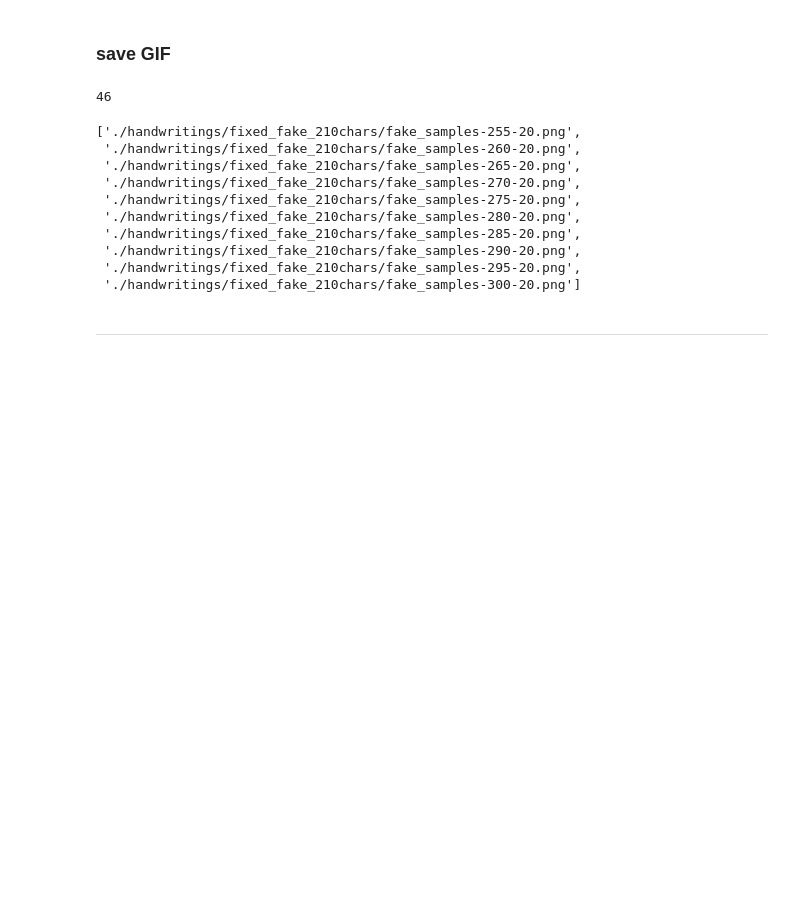
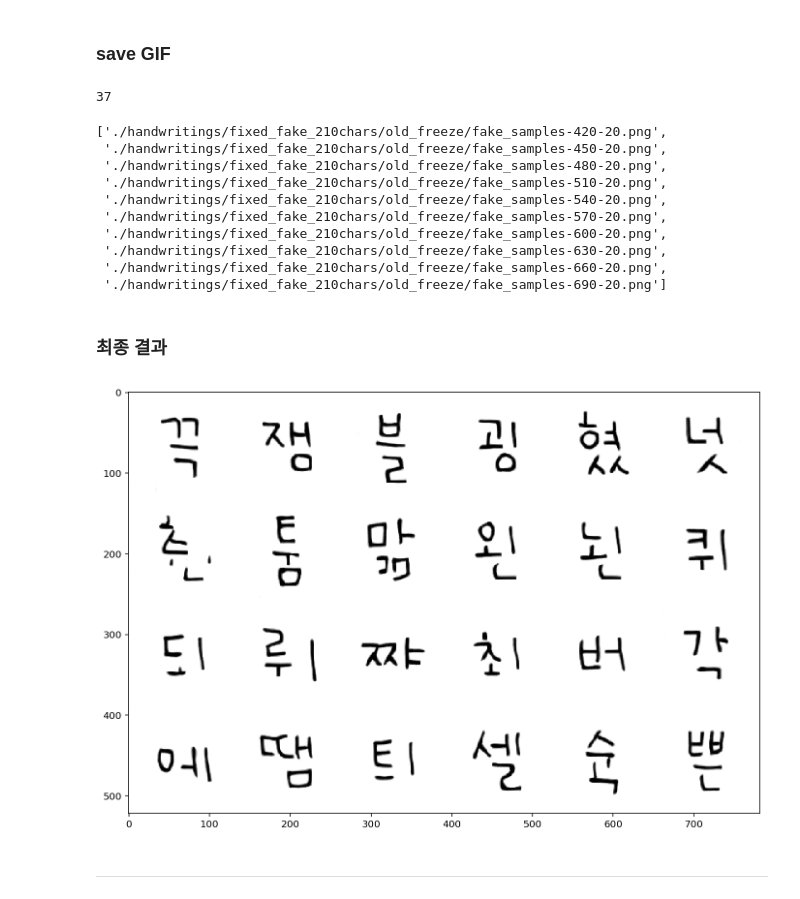
Before and after one commit to jeina7/GAN-handwriting-styler, a Jupyter notebook: 18_Transfer_Learning_for_handwritings_210chars_freeze_encoder.ipynb, the cells around one changed output. Cells and saved outputs as stored; diff of their text form; code cells hidden in the pictures; blank space fills up the shorter version.

```diff
--- a/18_Transfer_Learning_for_handwritings_210chars_freeze_encoder.ipynb
+++ b/18_Transfer_Learning_for_handwritings_210chars_freeze_encoder.ipynb
@@ -273,23 +273,24 @@ initial loss: 52.0 -> last loss: 45.362
 # %% [markdown]
 ### save GIF
 # %%
-image_path = './handwritings/fixed_fake_210chars/'
+image_path = './handwritings/fixed_fake_210chars/old_freeze'
 filenames = sorted(glob.glob(os.path.join(image_path, "*.png")))[1:]
-filenames = filenames[:20] + [filenames[idx] for idx in range(21, len(filenames)-200) if ((idx+1) % 5) == 0]
+filenames = [filenames[idx] for idx in range(30) if idx % 3] + \
+            [filenames[idx] for idx in range(31, len(filenames)-300) if ((idx+1) % 30) == 0]
 print(len(filenames))
 filenames[-10:]
 # %% [output]
-46
+37
-['./handwritings/fixed_fake_210chars/fake_samples-255-20.png',
- './handwritings/fixed_fake_210chars/fake_samples-260-20.png',
- './handwritings/fixed_fake_210chars/fake_samples-265-20.png',
- './handwritings/fixed_fake_210chars/fake_samples-270-20.png',
- './handwritings/fixed_fake_210chars/fake_samples-275-20.png',
- './handwritings/fixed_fake_210chars/fake_samples-280-20.png',
- './handwritings/fixed_fake_210chars/fake_samples-285-20.png',
- './handwritings/fixed_fake_210chars/fake_samples-290-20.png',
- './handwritings/fixed_fake_210chars/fake_samples-295-20.png',
- './handwritings/fixed_fake_210chars/fake_samples-300-20.png']
+['./handwritings/fixed_fake_210chars/old_freeze/fake_samples-420-20.png',
+ './handwritings/fixed_fake_210chars/old_freeze/fake_samples-450-20.png',
+ './handwritings/fixed_fake_210chars/old_freeze/fake_samples-480-20.png',
+ './handwritings/fixed_fake_210chars/old_freeze/fake_samples-510-20.png',
+ './handwritings/fixed_fake_210chars/old_freeze/fake_samples-540-20.png',
+ './handwritings/fixed_fake_210chars/old_freeze/fake_samples-570-20.png',
+ './handwritings/fixed_fake_210chars/old_freeze/fake_samples-600-20.png',
+ './handwritings/fixed_fake_210chars/old_freeze/fake_samples-630-20.png',
+ './handwritings/fixed_fake_210chars/old_freeze/fake_samples-660-20.png',
+ './handwritings/fixed_fake_210chars/old_freeze/fake_samples-690-20.png']
 # %%
 gif_path = './handwritings/gifz'
 image_path = './handwritings/fixed_fake_210chars/'
@@ -299,6 +300,16 @@ images = []
 for filename in filenames:
     images.append(imageio.imread(filename))
 imageio.mimsave(os.path.join(gif_path, file_name), images)
+# %% [markdown]
+### 최종 결과
+# %%
+file = filenames[-1]
+a = Image.open(file).convert('L')
+plt.figure(figsize=(12, 8))
+plt.imshow(a, cmap='gray')
+plt.show()
+# %% [output]
+[figure, added]
 # %% [markdown]
 ---
 # %% [markdown]
```
Also changed, not shown: parts of 8 cells of this notebook.
